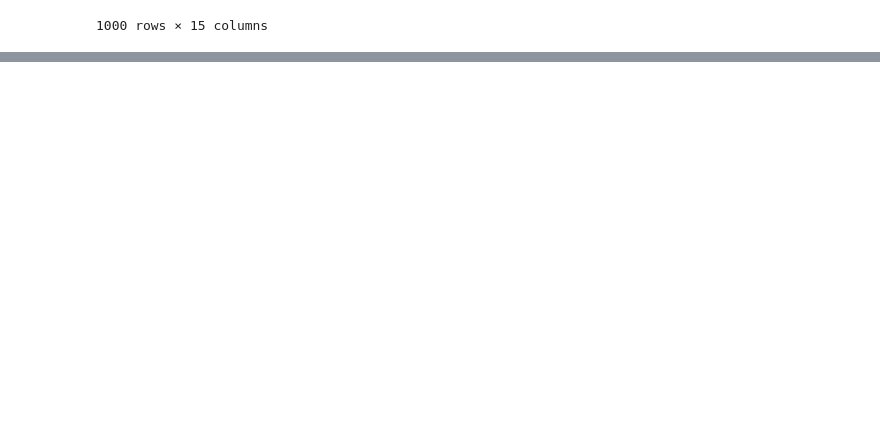
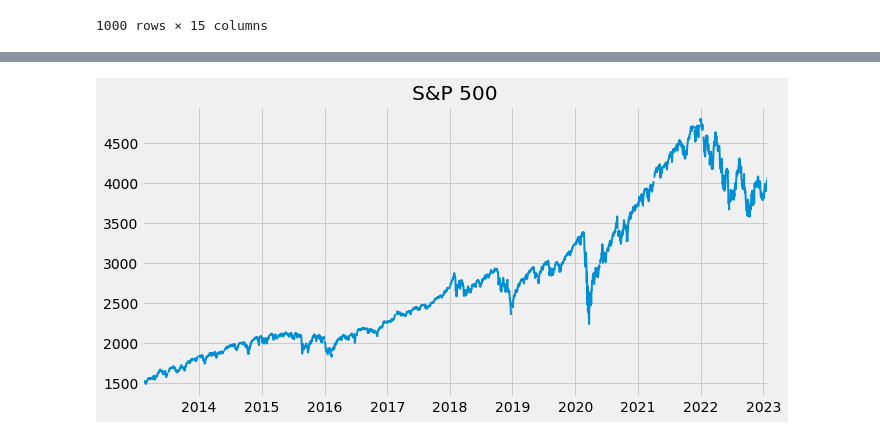
Before and after one commit to benkaan001/pandas_and_beyond, a Jupyter notebook: analyze_data/01_unemployment.ipynb, the cells around one changed output, grey strips where cells are left out. Saved outputs shown, nothing was run; the diff lists cells and outputs as text; code cells hidden in the pictures; blank space fills up the shorter version.

```diff
--- a/analyze_data/01_unemployment.ipynb
+++ b/analyze_data/01_unemployment.ipynb
@@ -33,0 +98,10 @@ fred.search('S&P')
+# %%
+# style the plot
+sp500.plot(figsize=(10,5),
+            title='S&P 500',
+            lw=2
+)
+
+plt.show()
+# %% [output]
+[figure, added]
```
Also changed, not shown: parts of 9 cells of this notebook.
